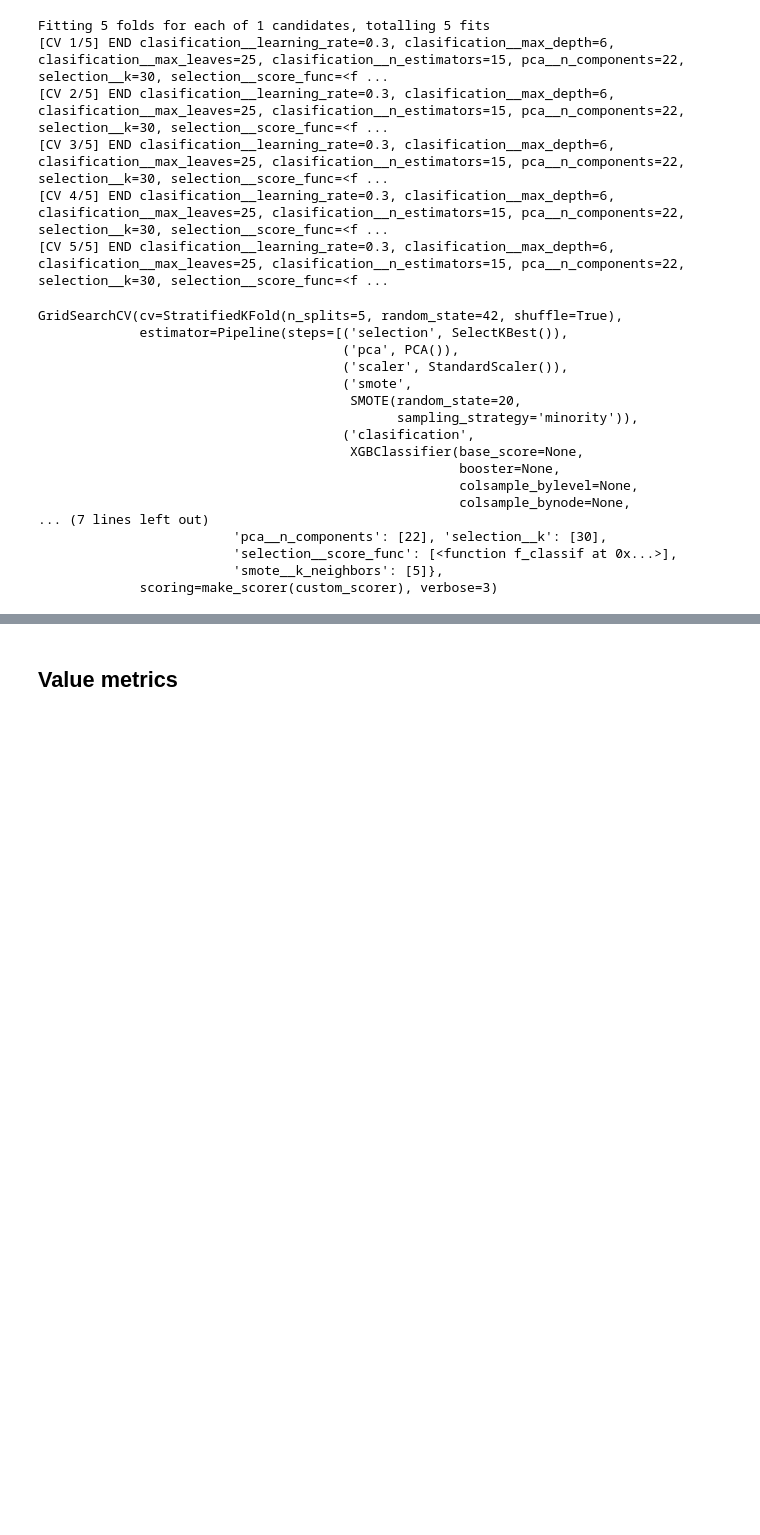
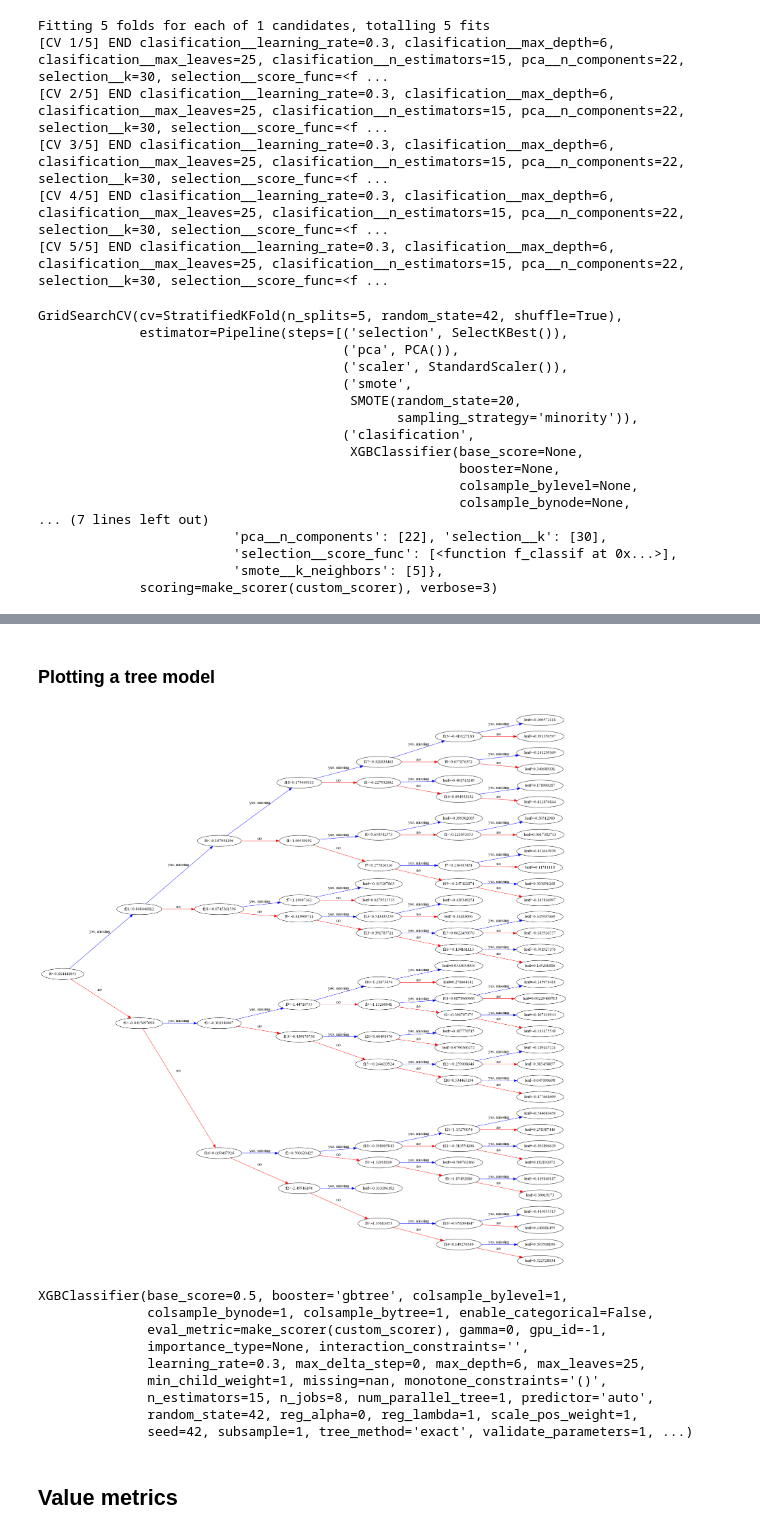
Before and after one commit to softgitron/team3-data-mining, a Jupyter notebook: src/xgboost_model.ipynb, the cells around one changed output, grey strips where cells are left out. Saved outputs shown, nothing was run; the diff lists cells and outputs as text; code cells hidden in the pictures; blank space fills up the shorter version.

```diff
--- a/src/xgboost_model.ipynb
+++ b/src/xgboost_model.ipynb
@@ -204,3 +203,28 @@ Best model: Acc. Score = 0.477276, with parameters {'clasification__learning_rat
+# %% [markdown]
+### Plotting a tree model
+# %%
+from xgboost import plot_tree
+import os
+os.environ['PATH'] += ';C:\\Program Files\\Graphviz\\bin'
+import graphviz
+
+model = grid_estimator.best_estimator_['clasification']
+fig, ax = plt.subplots(figsize=(30, 30))
+
+plot_tree(model, num_trees=2, rankdir='LR',  ax=ax)
+plt.show()
+model
+# %% [output]
+[figure, added]
+XGBClassifier(base_score=0.5, booster='gbtree', colsample_bylevel=1,
+              colsample_bynode=1, colsample_bytree=1, enable_categorical=False,
+              eval_metric=make_scorer(custom_scorer), gamma=0, gpu_id=-1,
+              importance_type=None, interaction_constraints='',
+              learning_rate=0.3, max_delta_step=0, max_depth=6, max_leaves=25,
+              min_child_weight=1, missing=nan, monotone_constraints='()',
+              n_estimators=15, n_jobs=8, num_parallel_tree=1, predictor='auto',
+              random_state=42, reg_alpha=0, reg_lambda=1, scale_pos_weight=1,
+              seed=42, subsample=1, tree_method='exact', validate_parameters=1, ...)
 # %% [markdown]
 ## Value metrics
 # %%
```
Also changed, not shown: parts of 15 cells of this notebook, 4 other files.
